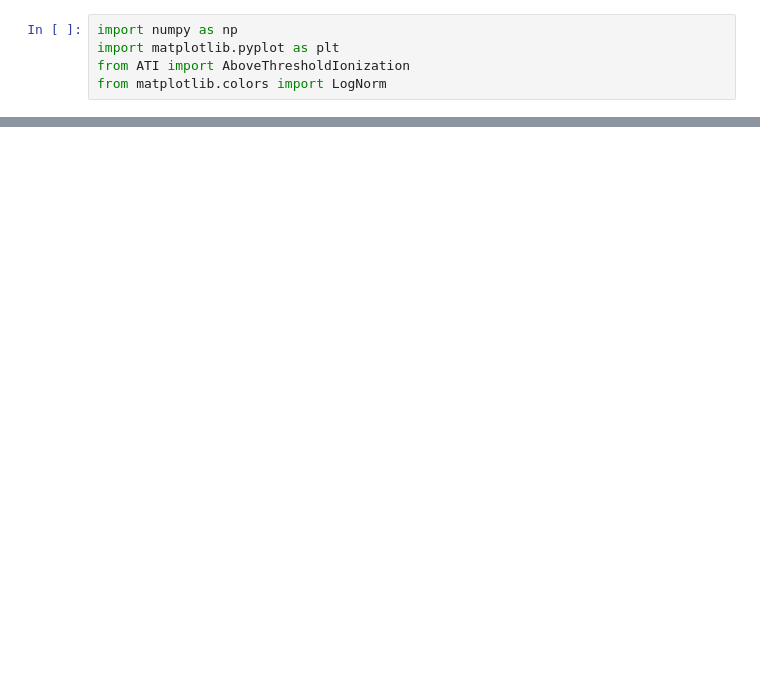
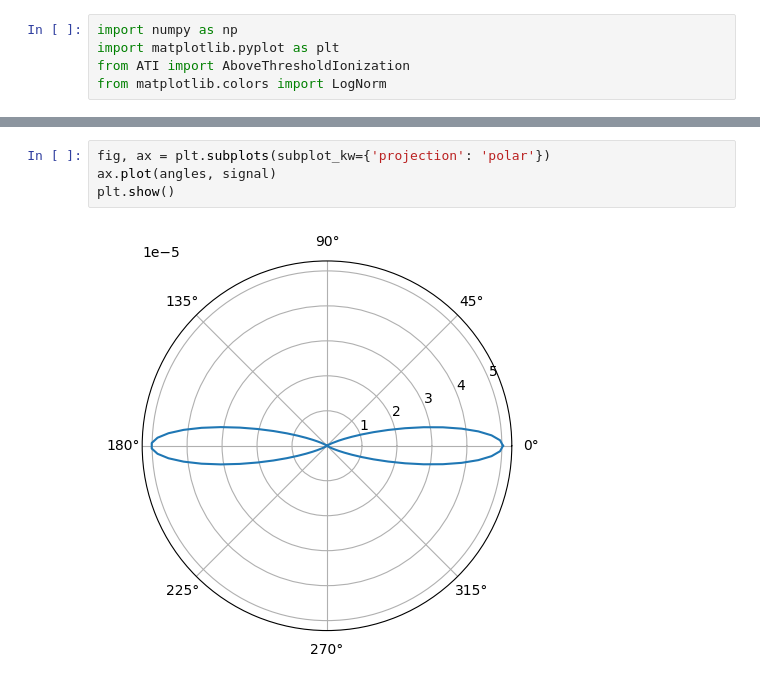
Before and after one commit to EmilHansen1/PALS, a Jupyter notebook: ATI_example.ipynb, the cells around one changed output, grey strips where cells are left out. Saved outputs shown, nothing was run; the diff lists cells and outputs as text; blank space fills up the shorter version.

```diff
--- a/ATI_example.ipynb
+++ b/ATI_example.ipynb
@@ -49,0 +93,6 @@ plt.show()
+# %%
+fig, ax = plt.subplots(subplot_kw={'projection': 'polar'})
+ax.plot(angles, signal)
+plt.show()
+# %% [output]
+[figure, added]
```
Also changed, not shown: parts of 21 cells of this notebook.
